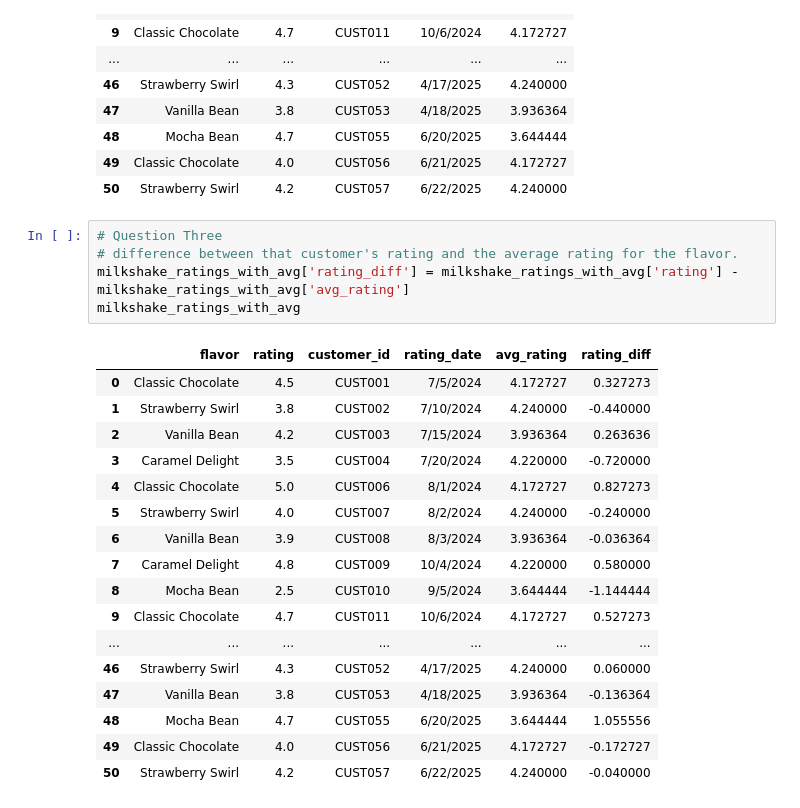
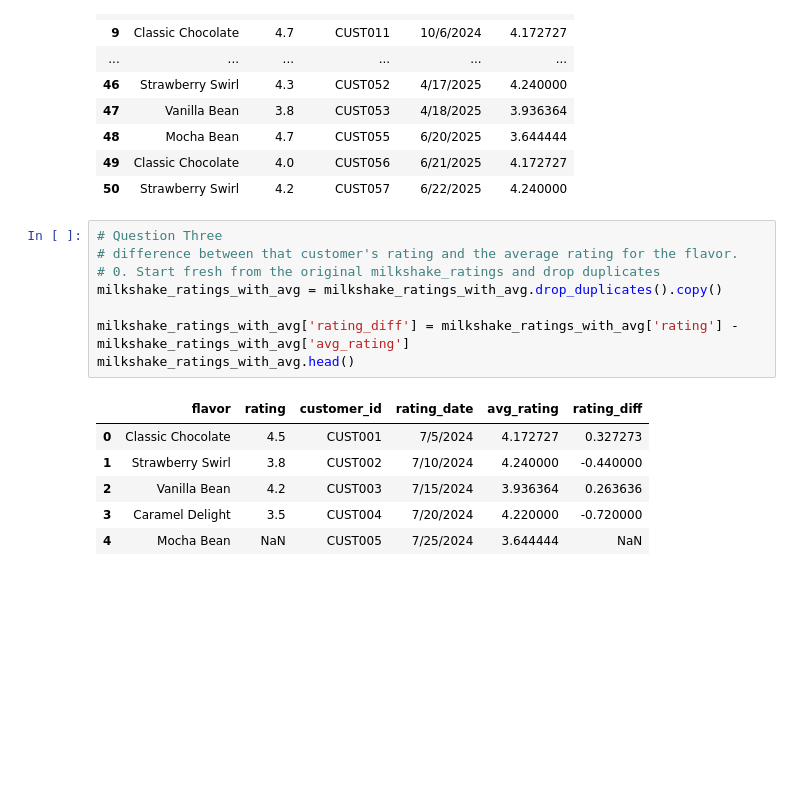
Before and after one commit to Namunane/Python-Summer-Party, a Jupyter notebook: Jupyter Notebooks/Day13.ipynb, the cells around one changed output. Drawn from its saved outputs; the diff is of its cells as text; blank space fills up the shorter version.

Commit message:
To question 3;dropped duplicates

```diff
--- a/Jupyter Notebooks/Day13.ipynb
+++ b/Jupyter Notebooks/Day13.ipynb
@@ -98,23 +98,15 @@ milkshake_ratings_with_avg
 # %%
 # Question Three
 # difference between that customer's rating and the average rating for the flavor.
+# 0. Start fresh from the original milkshake_ratings and drop duplicates
+milkshake_ratings_with_avg = milkshake_ratings_with_avg.drop_duplicates().copy()
+
 milkshake_ratings_with_avg['rating_diff'] = milkshake_ratings_with_avg['rating'] - milkshake_ratings_with_avg['avg_rating']
-milkshake_ratings_with_avg
+milkshake_ratings_with_avg.head()
 # %% [output]
 |  | flavor | rating | customer_id | rating_date | avg_rating | rating_diff |
 | 0 | Classic Chocolate | 4.5 | CUST001 | 7/5/2024 | 4.172727 | 0.327273 |
 | 1 | Strawberry Swirl | 3.8 | CUST002 | 7/10/2024 | 4.240000 | -0.440000 |
 | 2 | Vanilla Bean | 4.2 | CUST003 | 7/15/2024 | 3.936364 | 0.263636 |
 | 3 | Caramel Delight | 3.5 | CUST004 | 7/20/2024 | 4.220000 | -0.720000 |
-| 4 | Classic Chocolate | 5.0 | CUST006 | 8/1/2024 | 4.172727 | 0.827273 |
-| 5 | Strawberry Swirl | 4.0 | CUST007 | 8/2/2024 | 4.240000 | -0.240000 |
-| 6 | Vanilla Bean | 3.9 | CUST008 | 8/3/2024 | 3.936364 | -0.036364 |
-| 7 | Caramel Delight | 4.8 | CUST009 | 10/4/2024 | 4.220000 | 0.580000 |
-| 8 | Mocha Bean | 2.5 | CUST010 | 9/5/2024 | 3.644444 | -1.144444 |
-| 9 | Classic Chocolate | 4.7 | CUST011 | 10/6/2024 | 4.172727 | 0.527273 |
-| ... | ... | ... | ... | ... | ... | ... |
-| 46 | Strawberry Swirl | 4.3 | CUST052 | 4/17/2025 | 4.240000 | 0.060000 |
-| 47 | Vanilla Bean | 3.8 | CUST053 | 4/18/2025 | 3.936364 | -0.136364 |
-| 48 | Mocha Bean | 4.7 | CUST055 | 6/20/2025 | 3.644444 | 1.055556 |
-| 49 | Classic Chocolate | 4.0 | CUST056 | 6/21/2025 | 4.172727 | -0.172727 |
-| 50 | Strawberry Swirl | 4.2 | CUST057 | 6/22/2025 | 4.240000 | -0.040000 |
+| 4 | Mocha Bean | NaN | CUST005 | 7/25/2024 | 3.644444 | NaN |
```
